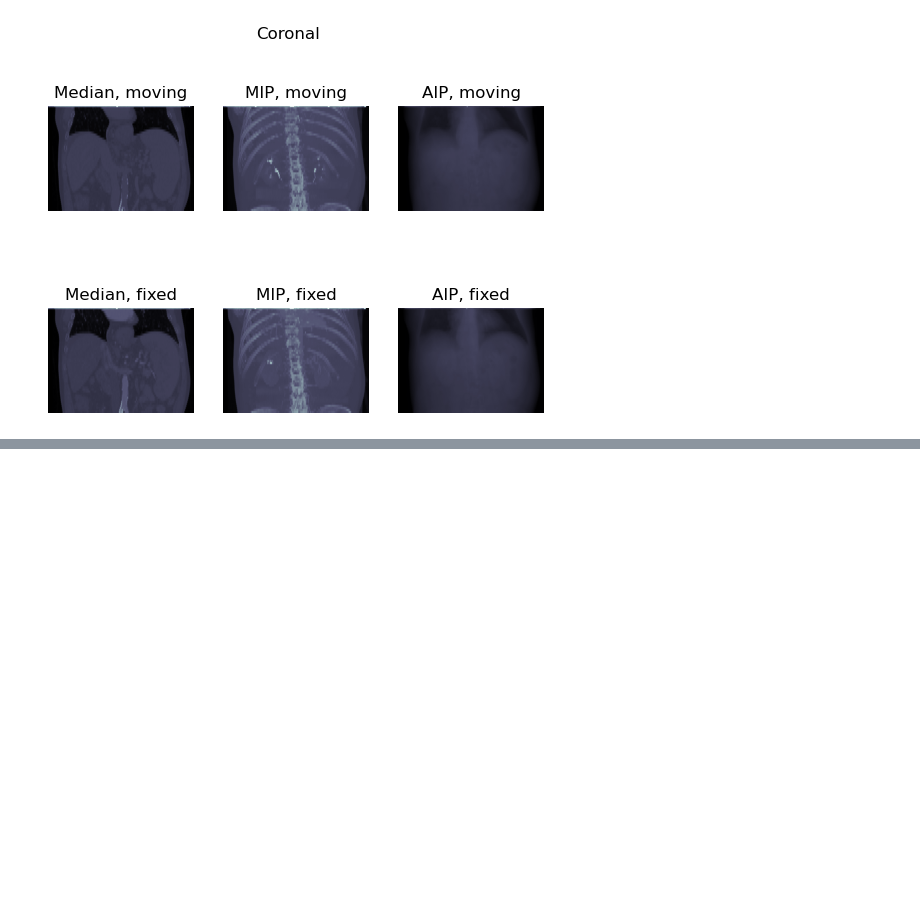
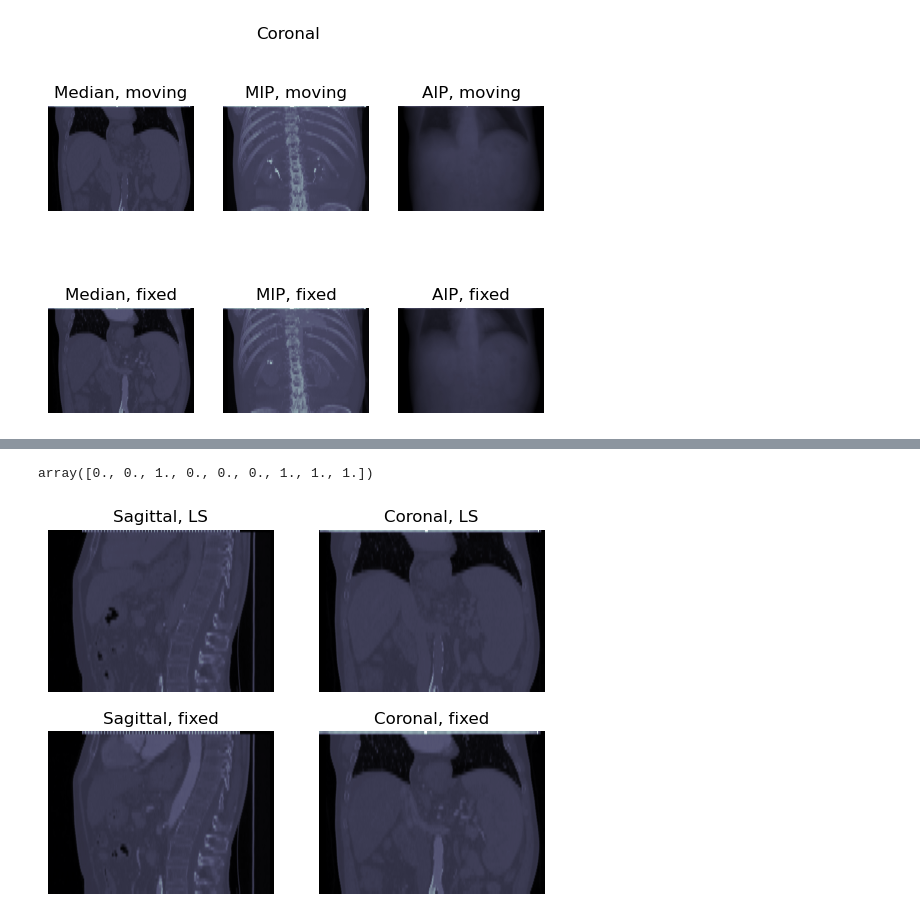
Before and after one commit to alexcega/Medical-Imaging-Final-Project, a Jupyter notebook: RadCTTACEomics_1196/point2.ipynb, the cells around one changed output, grey strips where cells are left out. Cells and saved outputs as stored; diff of their text form; code cells hidden in the pictures; blank space fills up the shorter version.

```diff
--- a/RadCTTACEomics_1196/point2.ipynb
+++ b/RadCTTACEomics_1196/point2.ipynb
@@ -212,4 +209,5 @@ plt.show()
 [figure]
 [figure]
 # %%
+result_ls = h.coregisteration(fixed_vol, moving_vol)
 # %% [output]
@@ -216,0 +231,29 @@ ModuleNotFoundError: No module named 'SimpleITK'
+# %%
+params_ls = result_ls.x
+# %%
+params_ls
+# %% [output]
+array([0., 0., 1., 0., 0., 0., 1., 1., 1.])
+# %%
+transformed_img_ls = h.shift(moving_vol, params_ls[:3])
+transformed_img_ls = h.rotate_all_axis(transformed_img_ls, params_ls[3:])
+transformed_img_ls = scipy.ndimage.zoom(transformed_img_ls, params_ls[6:], order=1)
+# %%
+
+# Visualize the results of coregistration
+fig, ax = plt.subplots(2, 2)
+ax[0,0].imshow(transformed_img_ls[:, :, fixed_vol.shape[1]//2]  , cmap=matplotlib.colormaps['bone'], aspect=pixel_len_mm[0]/pixel_len_mm[1])
+ax[0,0].set_title('Sagittal, LS')
+ax[0,1].imshow(transformed_img_ls[:, fixed_vol.shape[2]//2, :], cmap=matplotlib.colormaps['bone'], aspect=pixel_len_mm[0]/pixel_len_mm[1])
+ax[0,1].set_title('Coronal, LS')
+
+ax[1,0].imshow(h.median_sagittal_plane(fixed_vol), cmap=matplotlib.colormaps['bone'], aspect=pixel_len_mm[0]/pixel_len_mm[1])
+ax[1,0].set_title('Sagittal, fixed')
+ax[1,1].imshow(h.median_coronal_plane(fixed_vol), cmap=matplotlib.colormaps['bone'], aspect=pixel_len_mm[0]/pixel_len_mm[1])
+ax[1,1].set_title('Coronal, fixed')
+for a in ax.flat:
+    a.axis('off')
+# fig.suptitle('Median planes')
+plt.show()
+# %% [output]
+[figure, added]
```
Also changed, not shown: parts of 17 cells of this notebook, 4 other files.
